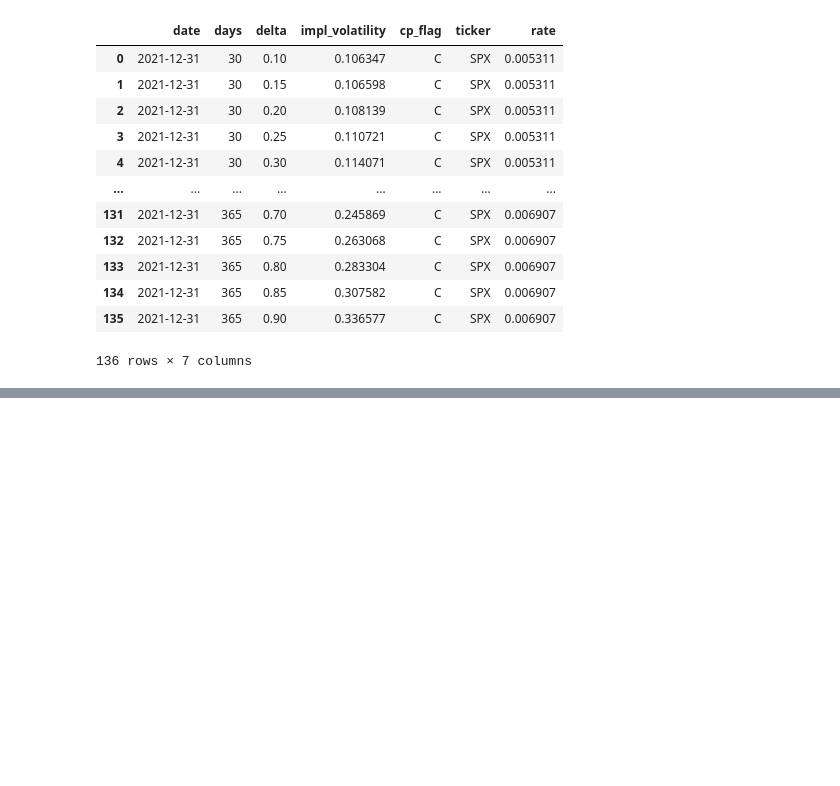
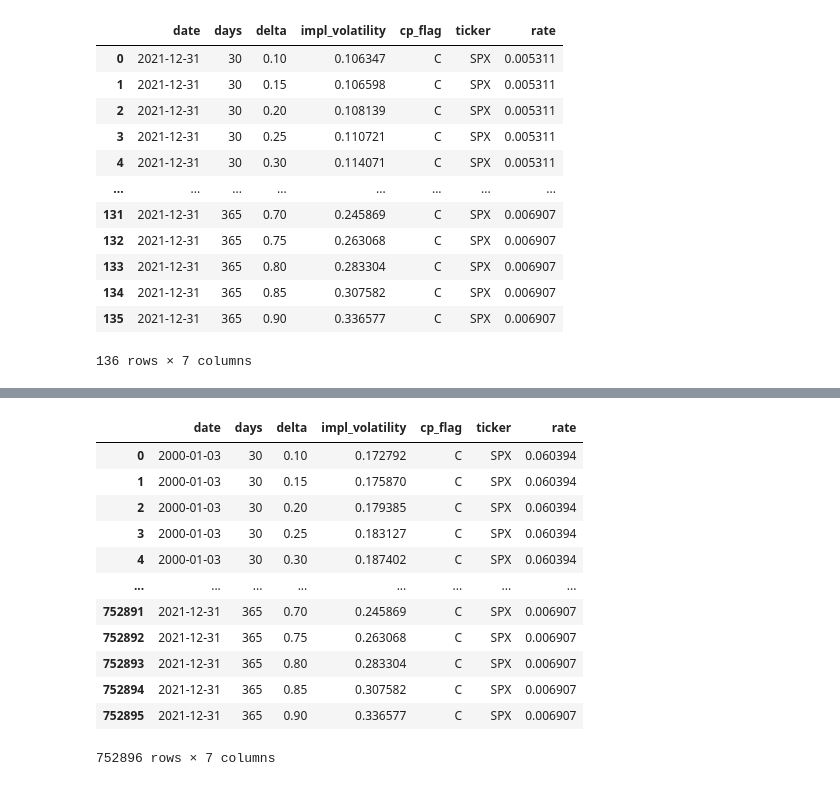
Before and after one commit to DavidMal101/Topics-in-Quant-Finance, a Jupyter notebook: Topics in Quant Finance.ipynb, the cells around one changed output, grey strips where cells are left out. Drawn from its saved outputs; the diff is of its cells as text; code cells hidden in the pictures; blank space fills up the shorter version.

```diff
--- a/Topics in Quant Finance.ipynb
+++ b/Topics in Quant Finance.ipynb
@@ -286,0 +310,16 @@ merged_df
+# %%
+impl_vol_df
+# %% [output]
+|  | date | days | delta | impl_volatility | cp_flag | ticker | rate |
+| 0 | 2000-01-03 | 30 | 0.10 | 0.172792 | C | SPX | 0.060394 |
+| 1 | 2000-01-03 | 30 | 0.15 | 0.175870 | C | SPX | 0.060394 |
+| 2 | 2000-01-03 | 30 | 0.20 | 0.179385 | C | SPX | 0.060394 |
+| 3 | 2000-01-03 | 30 | 0.25 | 0.183127 | C | SPX | 0.060394 |
+| 4 | 2000-01-03 | 30 | 0.30 | 0.187402 | C | SPX | 0.060394 |
+| ... | ... | ... | ... | ... | ... | ... | ... |
+| 752891 | 2021-12-31 | 365 | 0.70 | 0.245869 | C | SPX | 0.006907 |
+| 752892 | 2021-12-31 | 365 | 0.75 | 0.263068 | C | SPX | 0.006907 |
+| 752893 | 2021-12-31 | 365 | 0.80 | 0.283304 | C | SPX | 0.006907 |
+| 752894 | 2021-12-31 | 365 | 0.85 | 0.307582 | C | SPX | 0.006907 |
+| 752895 | 2021-12-31 | 365 | 0.90 | 0.336577 | C | SPX | 0.006907 |
+752896 rows × 7 columns
```
Also changed, not shown: parts of 30 cells of this notebook.
